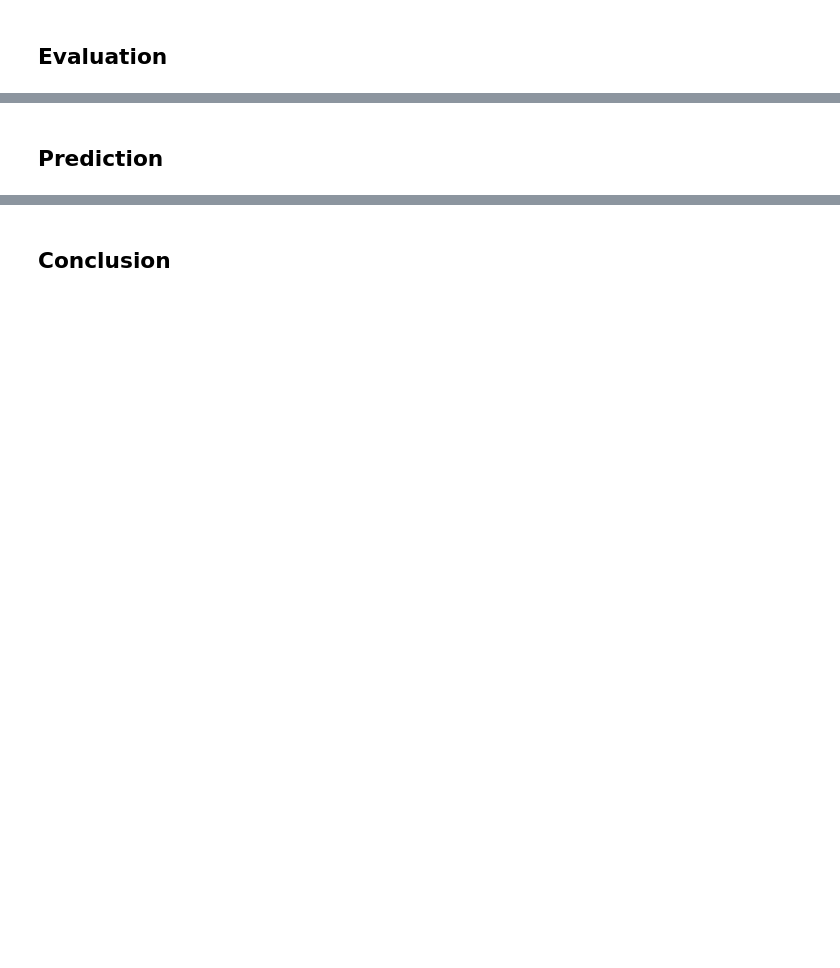
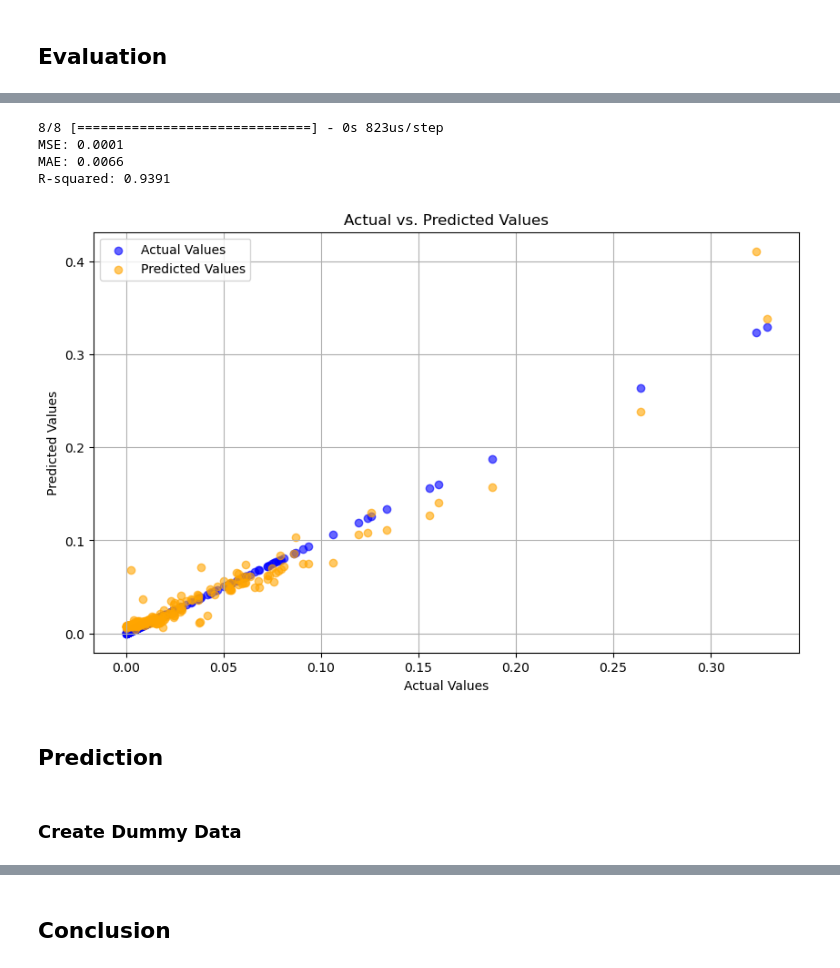
Before and after one commit to Sulbae/OlahGizi-Project, a Jupyter notebook: Nutrition Prediction Model/notebook.ipynb, the cells around one changed output, grey strips where cells are left out. Saved outputs shown, nothing was run; the diff lists cells and outputs as text; code cells hidden in the pictures; blank space fills up the shorter version.

```diff
--- a/Nutrition Prediction Model/notebook.ipynb
+++ b/Nutrition Prediction Model/notebook.ipynb
@@ -839,2 +809,37 @@ plt.show()
+# %%
+y_pred = model.predict(X_test)
+
+mse = mean_squared_error(y_test, y_pred)
+print(f"MSE: {mse:.4f}")
+
+mae = mean_absolute_error(y_test, y_pred)
+print(f"MAE: {mae:.4f}")
+
+r2 = r2_score(y_test, y_pred)
+print(f"R-squared: {r2:.4f}")
+# %% [output]
+8/8 [==============================] - 0s 823us/step
+MSE: 0.0001
+MAE: 0.0066
+R-squared: 0.9391
+# %%
+plt.figure(figsize=(10, 6))
+
+# Actual Value
+plt.scatter(y_test, y_test, color='blue', alpha=0.6, label='Actual Values')
+
+# Predicted Value
+plt.scatter(y_test, y_pred, color='orange', alpha=0.6, label='Predicted Values')
+
+plt.xlabel('Actual Values')
+plt.ylabel('Predicted Values')
+plt.title('Actual vs. Predicted Values')
+plt.legend()
+plt.grid()
+plt.show()
+# %% [output]
+[figure, added]
 # %% [markdown]
 ## Prediction
+# %% [markdown]
+### Create Dummy Data
```
Also changed, not shown: parts of 17 cells of this notebook.
